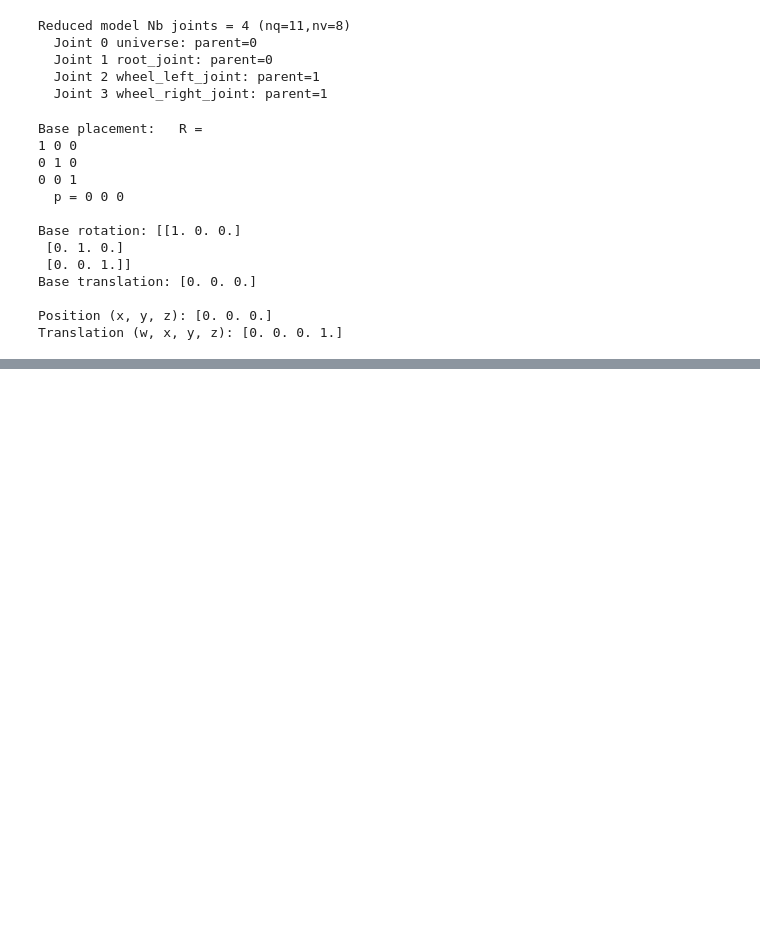
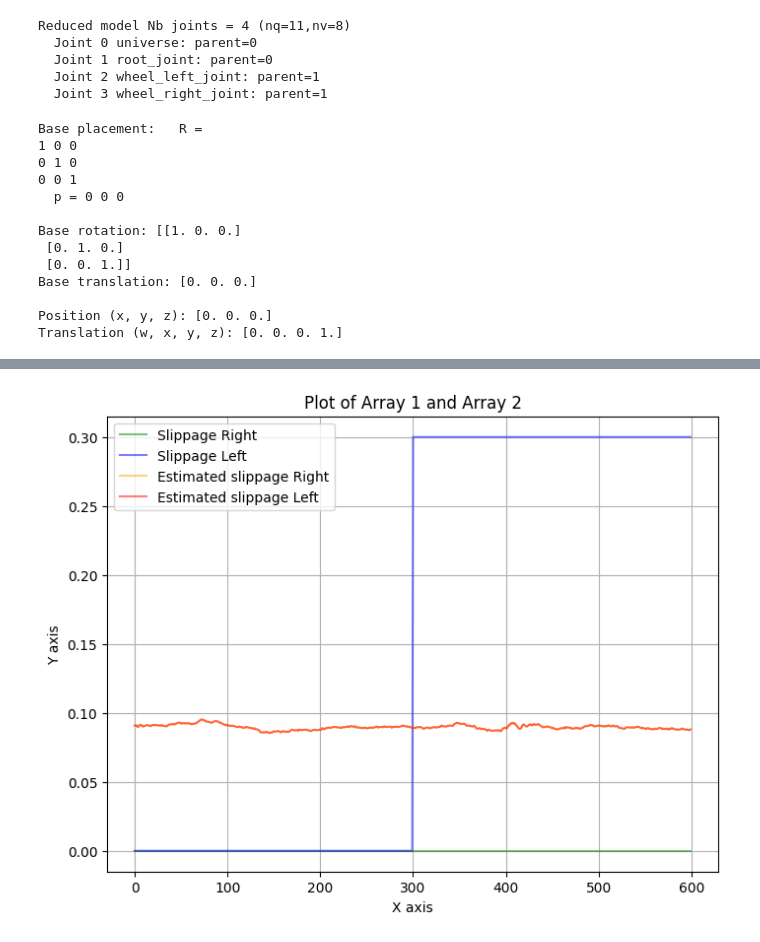
Before and after one commit to francomano/ukf_test, a Jupyter notebook: main.ipynb, the cells around one changed output, grey strips where cells are left out. Drawn from its saved outputs; the diff is of its cells as text; code cells hidden in the pictures; blank space fills up the shorter version.

```diff
--- a/main.ipynb
+++ b/main.ipynb
@@ -80,15 +81,12 @@ q = pin.neutral(model)
 v = pin.utils.zero(model.nv)
 
 # Set the initial configuration and velocity
-x_robot = np.concatenate((quat_to_rpy(q), v))
+# x_robot = np.concatenate((quat_to_rpy(q), v))
+x_robot = np.array([0, 0, 0, 0, 0])      # [x, y, theta, omegaR, omegaL]
+
+# Initialize vector field matrix
+G = np.zeros((model.nv, model.nv))
 
 # Define the controller and UKF objects
 contr = controller.Controller()
 ukf_est = ukf.UKF()
-
-# Starting configuration and initial state
-x = [0, 0, 0, 0, 0, 0, 0] # [x, y, theta, iL, iR, omegaLe, omegaRe]
-
-# TODO: adjust null space shape size
-S = np.zeros((16, model.nv))
-dS = np.zeros_like(S)
@@ -168,0 +93,73 @@ ValueError: shapes (8,8) and (16,) not aligned: 8 (dim 1) != 16 (dim 0)
+# %%
+# Time step
+dt = 0.1  # Example time step
+
+iL, iR = 0, 0
+
+robot_pos = []
+slipp_params = []
+est_pos = []
+est_params = []
+
+# Loop for the simulation
+for i in range(600):
+    # Compute all dynamics terms
+    pin.computeAllTerms(model, data, q, v)
+
+    # Compute the torques
+    tau = contr.command(ukf_est.x)
+
+    if i >= 300:
+        iL = 0
+        iR = 0.3
+
+    x_robot = ode4.ode4(model, data, x_robot, dt, tau, iL, iR)
+
+    # Update the UKF
+    ukf_est.read_measures(x_robot)
+    ukf_est.compute_sigma_points()
+    ukf_est.predict(dt)
+    ukf_est.update()
+
+    # Save the robot and estimated positions
+    robot_pos.append(x_robot)
+    est_pos.append(ukf_est.x)
+    slipp_params.append([iL, iR])
+    est_params.append([ukf_est.x[5], ukf_est.x[6]])
+
+robot_pos = np.array(robot_pos)
+est_pos = np.array(est_pos)
+
+
+
+# Extracting x and y coordinates
+x1, y1 = robot_pos[:, 0], robot_pos[:, 1]
+x2, y2 = est_pos[:, 0], est_pos[:, 1]
+
+slip_L, slip_R = np.array(slipp_params)[:, 0], np.array(slipp_params)[:, 1]
+est_L, est_R = np.array(est_params)[:, 0], np.array(est_params)[:, 1]
+
+# Plotting
+plt.figure(figsize=(8, 6))  # Set the figure size for better visibility
+#plt.plot(x1, y1, color='blue', label='Robot pos', alpha=0.5)  # Plot points from array1
+#plt.plot(x2, y2, color='red', label='Estimated', alpha=0.5)  # Plot points from array2
+
+plt.plot(slip_L, color='green', label='Slippage Right', alpha=0.5)
+plt.plot(slip_R, color='blue', label='Slippage Left', alpha=0.5)
+plt.plot(est_L, color='orange', label='Estimated slippage Right', alpha=0.5)  # Plot points from array2
+plt.plot(est_R, color='red', label='Estimated slippage Left', alpha=0.5)  # Plot points from array2
+
+# Set labels and title
+plt.xlabel('X axis')
+plt.ylabel('Y axis')
+plt.title('Plot of Array 1 and Array 2')
+
+# Fix axis scale
+# plt.axis('equal')  # To keep the aspect ratio consistent
+
+
+plt.legend()  # To add a legend to differentiate the arrays
+plt.grid(True)  # Optionally, add a grid for better readability
+plt.show()
+# %% [output]
+[figure, added]
```
Also changed, not shown: parts of 5 cells of this notebook, 3 other files.
